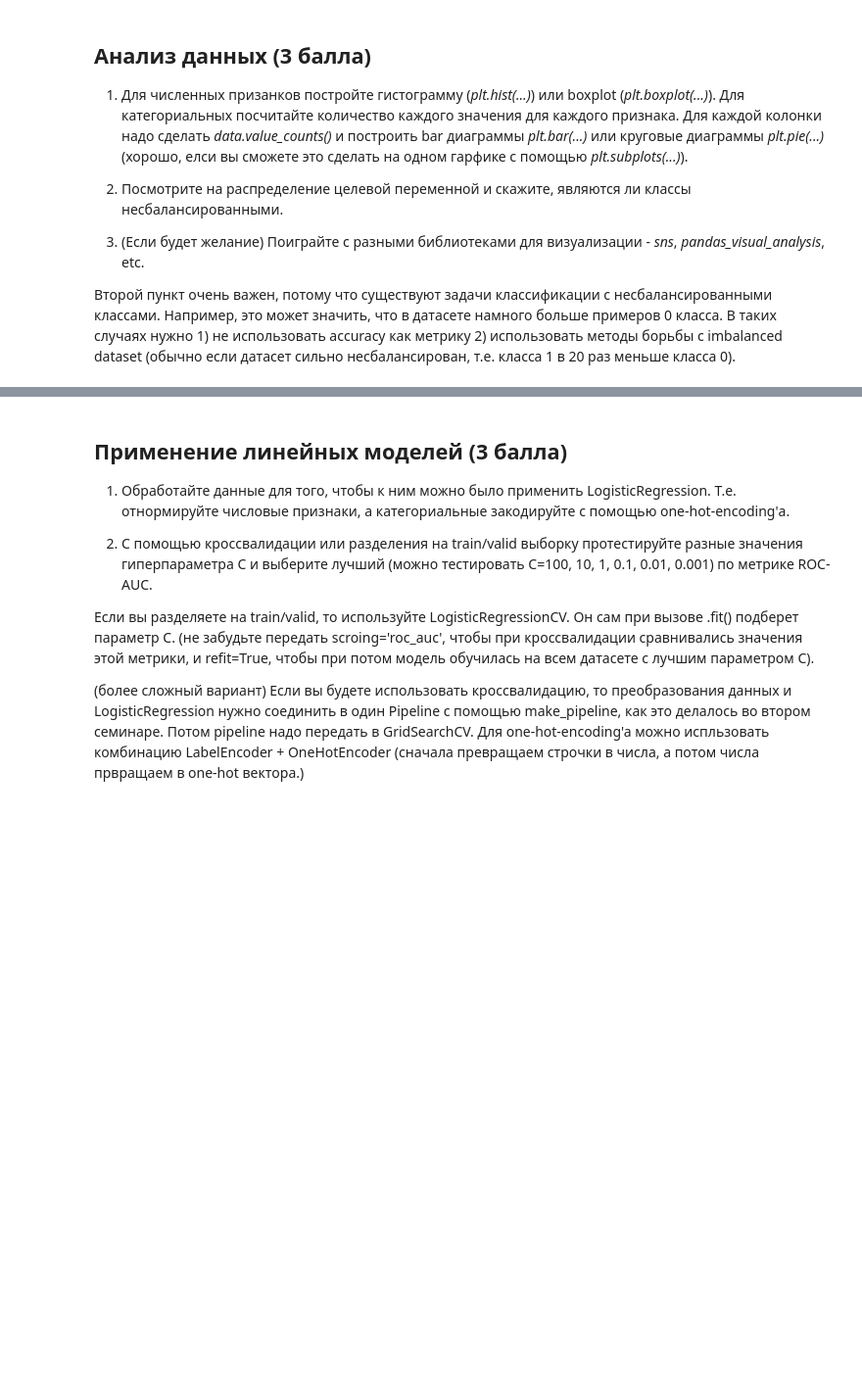
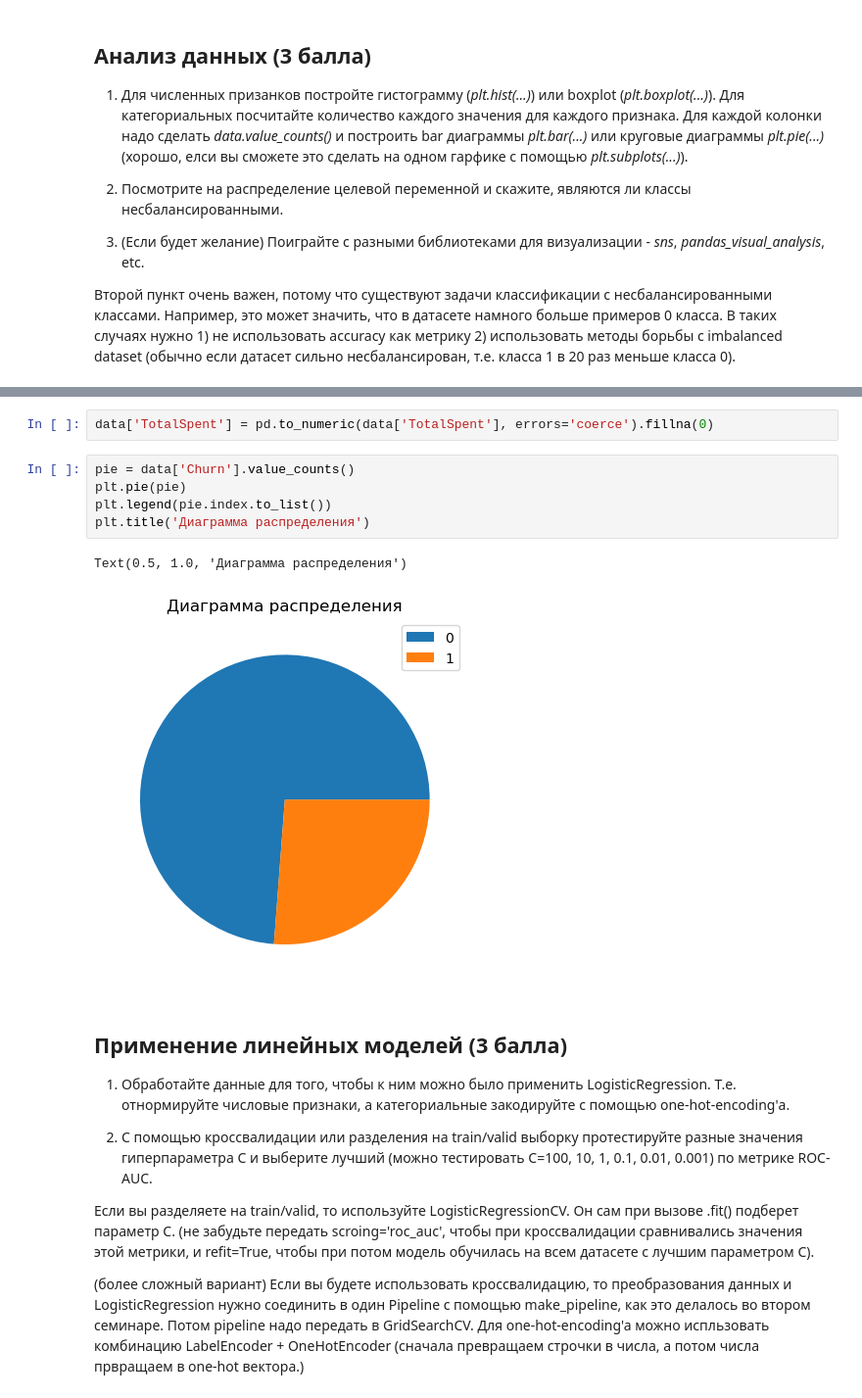
Before and after one commit to taucuya/DLS_1sem, a Jupyter notebook: week_03_composition_model_selection/Homework/hw_3_kaggle.ipynb, the cells around one changed output, grey strips where cells are left out. Shown at 98% size. Drawn from its saved outputs; the diff is of its cells as text; blank space fills up the shorter version.

```diff
--- a/week_03_composition_model_selection/Homework/hw_3_kaggle.ipynb
+++ b/week_03_composition_model_selection/Homework/hw_3_kaggle.ipynb
@@ -161,3 +219,13 @@ target_col = 'Churn'
+# %%
+data['TotalSpent'] = pd.to_numeric(data['TotalSpent'], errors='coerce').fillna(0)
+# %%
+pie = data['Churn'].value_counts()
+plt.pie(pie)
+plt.legend(pie.index.to_list())
+plt.title('Диаграмма распределения')
+# %% [output]
+Text(0.5, 1.0, 'Диаграмма распределения')
+[figure, added]
 # %% [markdown]
 ## Применение линейных моделей (3 балла)
 
```
Also changed, not shown: parts of 19 cells of this notebook, 3 other files.
